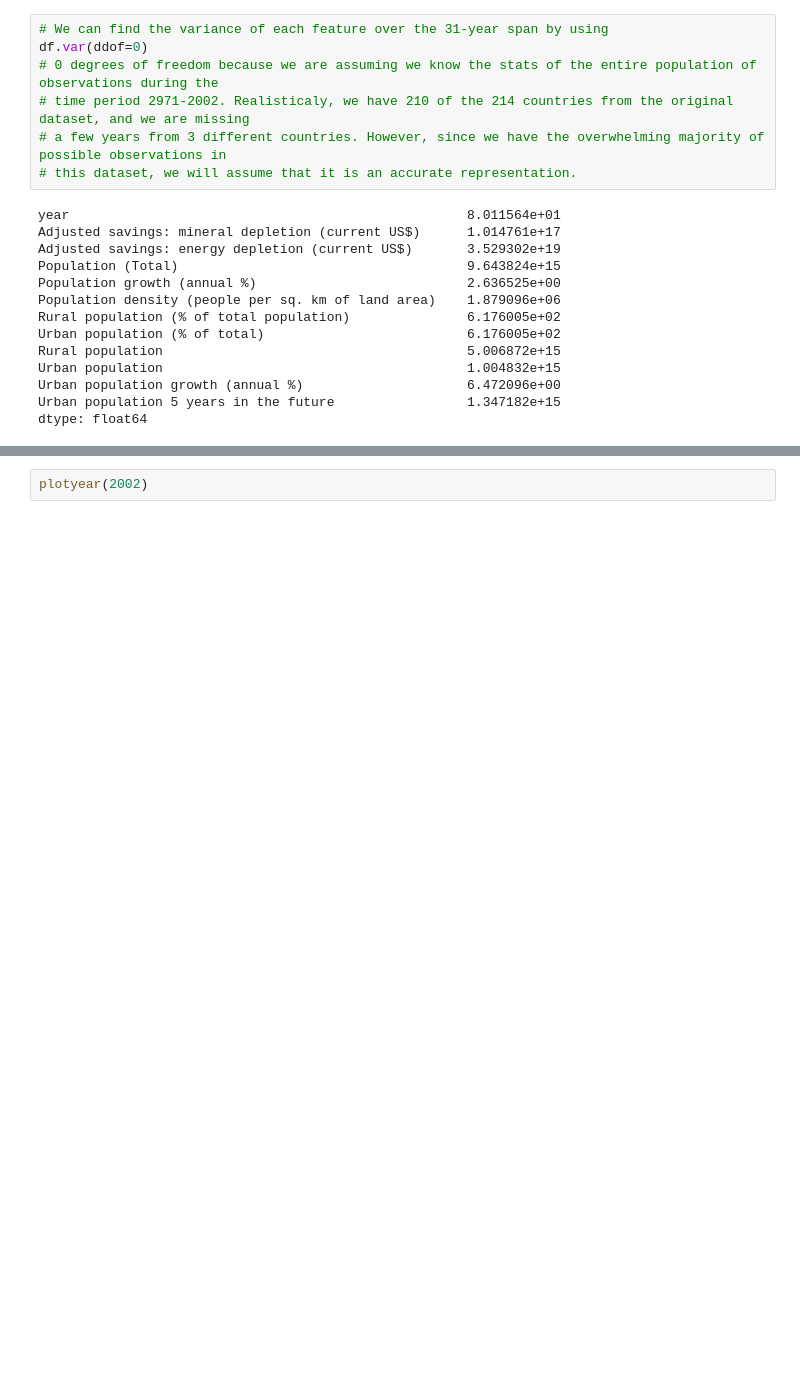
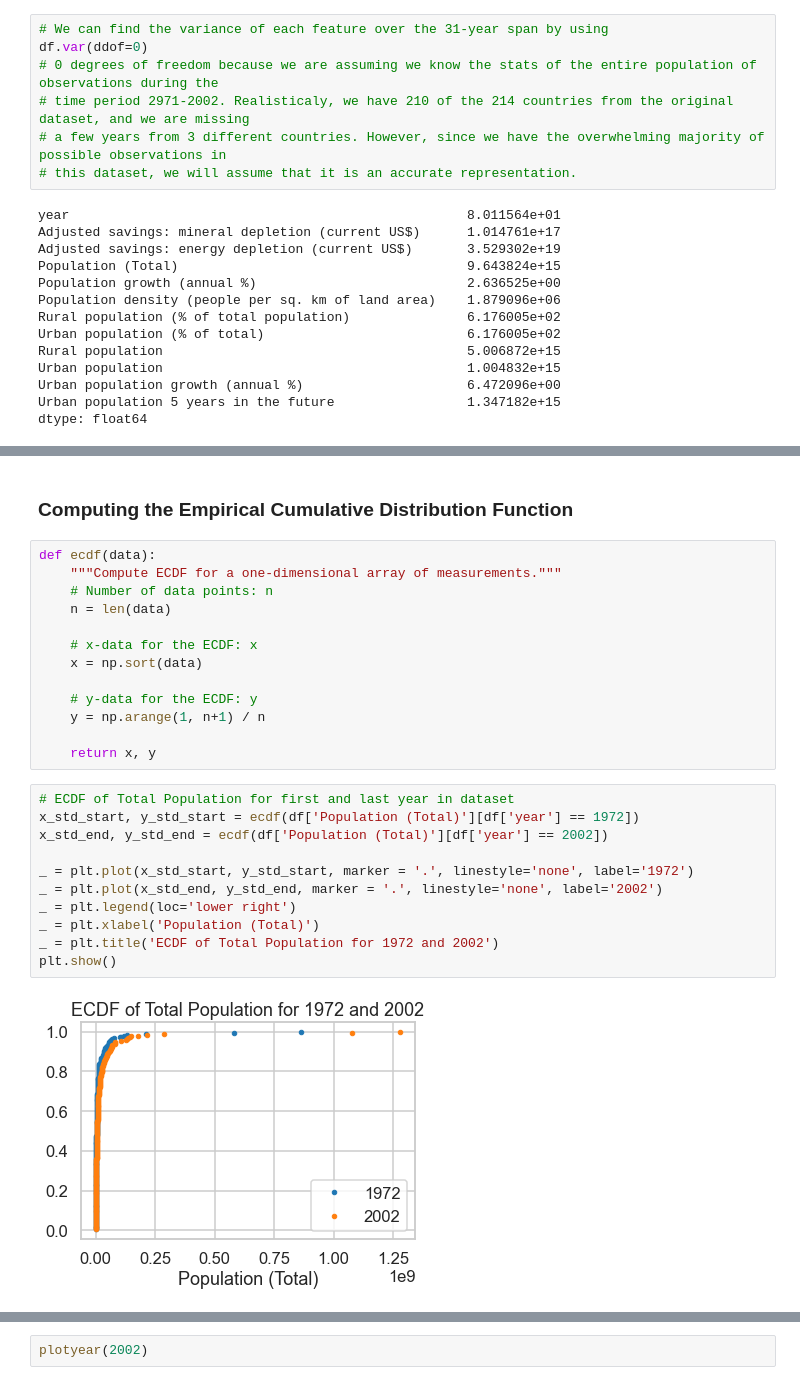
Before and after one commit to ashtonreed/Springboard, a Jupyter notebook: Capstone1/Capstone1_Storytelling_and_Analysis.ipynb, the cells around one changed output, grey strips where cells are left out. Drawn from its saved outputs; the diff is of its cells as text; blank space fills up the shorter version.

```diff
--- a/Capstone1/Capstone1_Storytelling_and_Analysis.ipynb
+++ b/Capstone1/Capstone1_Storytelling_and_Analysis.ipynb
@@ -786,3 +786,31 @@ df.groupby('World bank region').var(ddof=0)
 | North America | 80.000000 | 7.429225e+17 | 7.875546e+20 | 1.226194e+16 | ... |
 | South Asia | 80.000000 | 3.190158e+16 | 1.796341e+18 | 7.182553e+16 | ... |
 | Sub-Saharan Africa | 80.000000 | 5.514556e+16 | 1.436630e+18 | 2.488834e+14 | ... |
+# %% [markdown]
+### Computing the Empirical Cumulative Distribution Function
+# %%
+def ecdf(data):
+    """Compute ECDF for a one-dimensional array of measurements."""
+    # Number of data points: n
+    n = len(data)
+
+    # x-data for the ECDF: x
+    x = np.sort(data)
+
+    # y-data for the ECDF: y
+    y = np.arange(1, n+1) / n
+
+    return x, y
+# %%
+# ECDF of Total Population for first and last year in dataset
+x_std_start, y_std_start = ecdf(df['Population (Total)'][df['year'] == 1972])
+x_std_end, y_std_end = ecdf(df['Population (Total)'][df['year'] == 2002])
+
+_ = plt.plot(x_std_start, y_std_start, marker = '.', linestyle='none', label='1972')
+_ = plt.plot(x_std_end, y_std_end, marker = '.', linestyle='none', label='2002')
+_ = plt.legend(loc='lower right')
+_ = plt.xlabel('Population (Total)')
+_ = plt.title('ECDF of Total Population for 1972 and 2002')
+plt.show()
+# %% [output]
+[figure, added]
```
Also changed, not shown: parts of 5 cells of this notebook, 1 other file.
